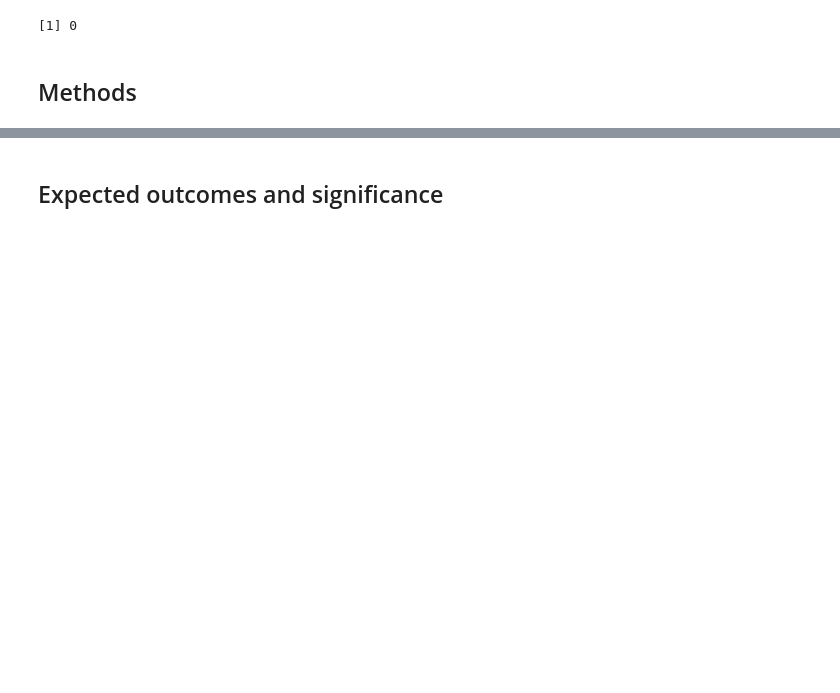
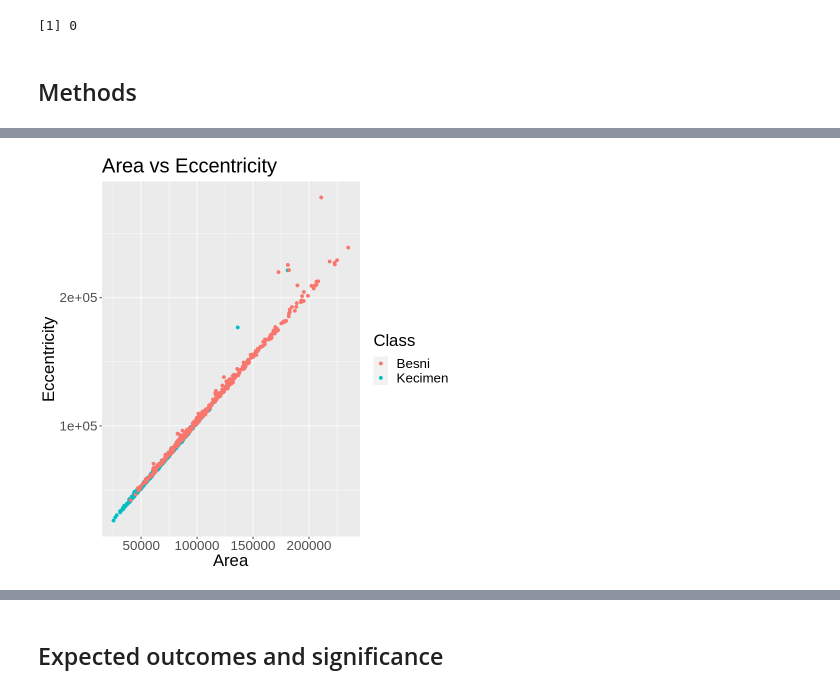
Before and after one commit to jlee0714/DSCI-Project, a Jupyter notebook: Proposal.ipynb, the cells around one changed output, grey strips where cells are left out. Cells and saved outputs as stored; diff of their text form; code cells hidden in the pictures; blank space fills up the shorter version.

```diff
--- a/Proposal.ipynb
+++ b/Proposal.ipynb
@@ -69,0 +88,9 @@ After exploring the data, selecting the predictors we wanted to build the model,
+# %%
+raisin_data |>
+   ggplot(aes(x = Area, y = Eccentricity,color = Class)) +
+     geom_point() +
+     labs(x = "Area", y = "Eccentricity") +
+  ggtitle("Area vs Eccentricity")+
+    theme(text = element_text(size = 20))
+# %% [output]
+[figure, added]
```
Also changed, not shown: parts of 6 cells of this notebook.
